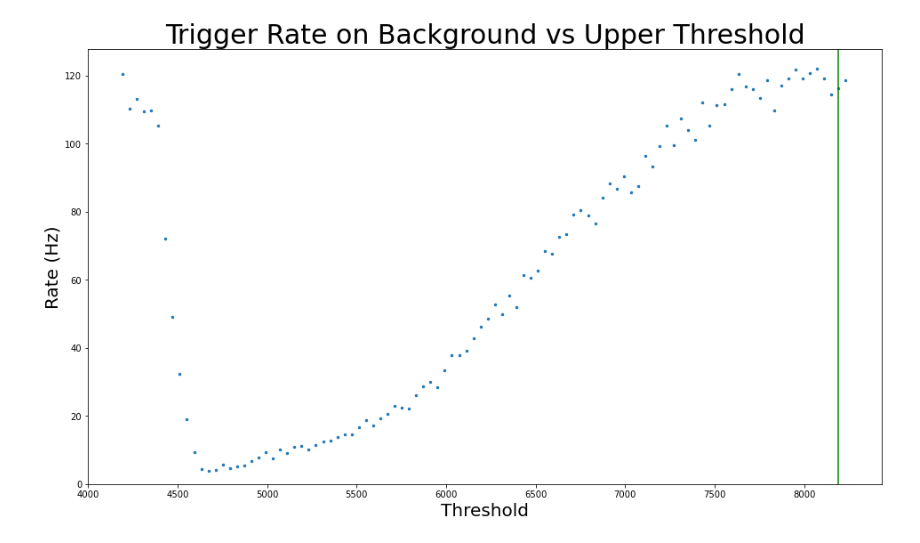
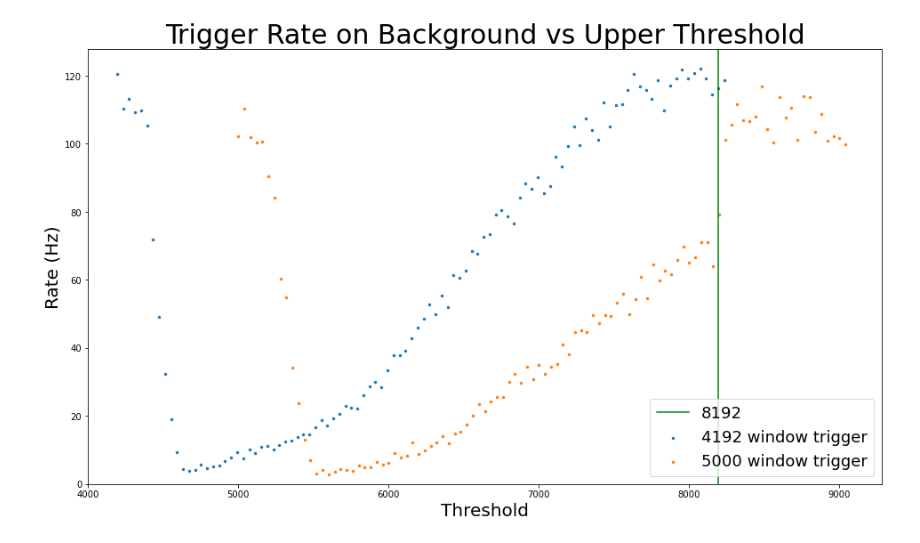
Before and after one commit to villano-lab/NaI_Array_Firmware, a Jupyter notebook: test_firmwares/UniversalTrigger0/PlotRates.ipynb, the cells around one changed output. Saved outputs shown, nothing was run; the diff lists cells and outputs as text; code cells hidden in the pictures.

```diff
--- a/test_firmwares/UniversalTrigger0/PlotRates.ipynb
+++ b/test_firmwares/UniversalTrigger0/PlotRates.ipynb
@@ -5,22 +5,24 @@ import numpy as np
 from scipy.stats import norm
 
 data = pd.read_csv("data/NaIscanwindow_20220426_2_out.csv") #Change to match local file name/location
+data2 = pd.read_csv("data/NaIscanwindow_20220426_3_out.csv") #Change to match local file name/location
 # %%
 plt.figure(figsize=(16,9))
 
-plt.scatter(data.iloc[:,0],data.iloc[:,1],s=6,label="data")
+plt.scatter(data.iloc[:,0],data.iloc[:,1],s=6,label="4192 window trigger")
+plt.scatter(data2.iloc[:,0],data2.iloc[:,1],s=6,label="5000 window trigger")
 #plt.plot(data.iloc[:,0],data.iloc[:,1],label="interpolation",zorder=0,color="#AAAAAA")
 plt.axvline(8192,color="green",label="8192")
 
 plt.xlabel("Threshold",size=20)
 plt.ylabel("Rate (Hz)",size=20)
 plt.title("Trigger Rate on Background vs Upper Threshold",size=30)
 plt.rc('xtick', labelsize=16) #fontsize of the x tick labels
 plt.rc('ytick', labelsize=16) #fontsize of the y tick labels
 plt.xlim(4000)
 plt.ylim(0)
 
-#plt.legend(fontsize=18)
+plt.legend(fontsize=18)
 plt.show()
 # %% [output]
-[figure, old version]
+[figure, new version]
```
Also changed, not shown: parts of 6 cells of this notebook.
